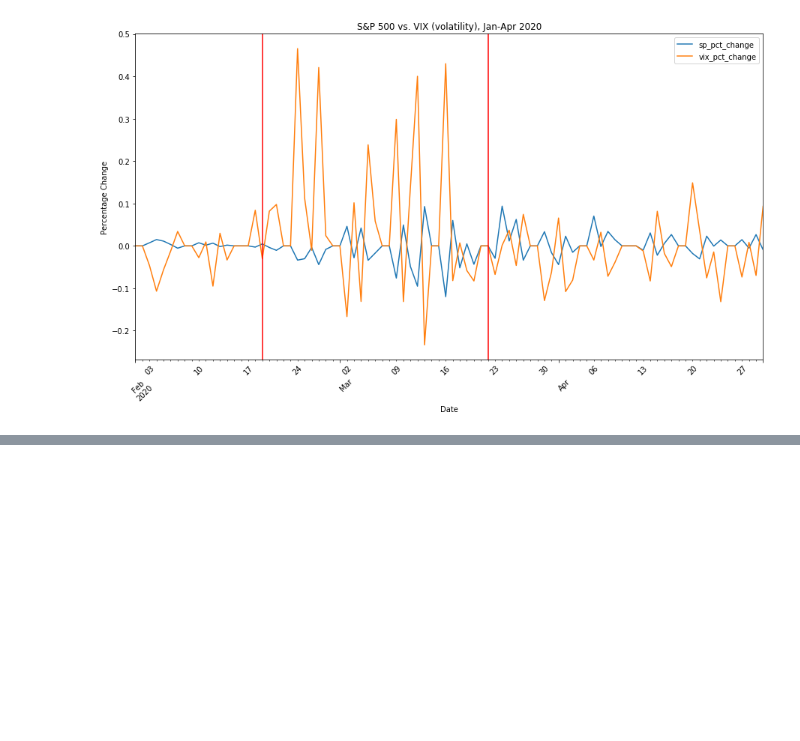
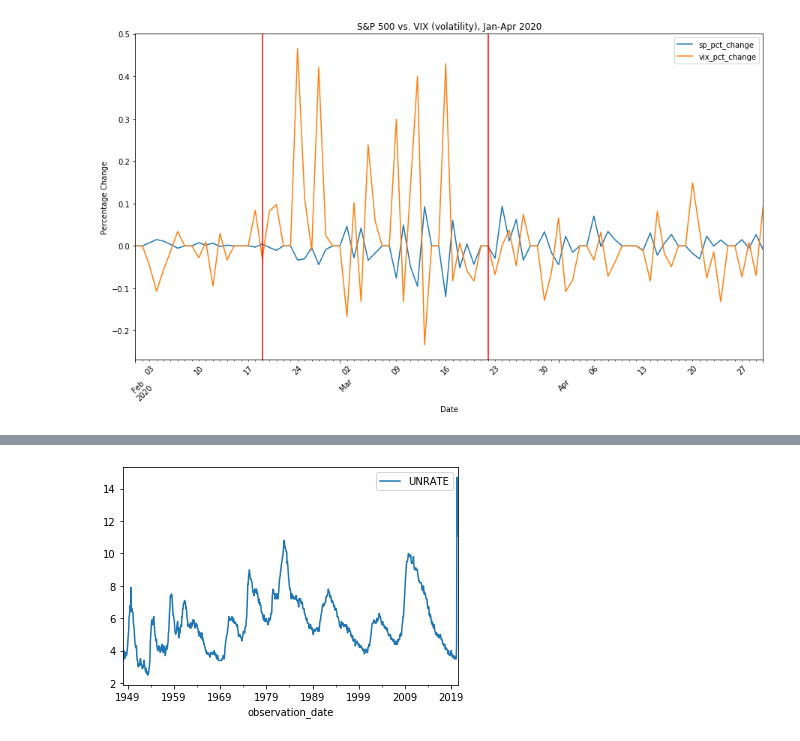
Before and after one commit to robertbozsik/impacts-of-covid19, a Jupyter notebook: plotting_RB.ipynb, the cells around one changed output, grey strips where cells are left out. Saved outputs shown, nothing was run; the diff lists cells and outputs as text; code cells hidden in the pictures; blank space fills up the shorter version.

```diff
--- a/plotting_RB.ipynb
+++ b/plotting_RB.ipynb
@@ -165,0 +285,5 @@ plt.title('S&P 500 vs. VIX (volatility), Jan-Apr 2020');
+# %%
+unrate_monthly = unrate.copy()
+unrate_monthly = monthly_unrate.resample('M').mean()
+unrate_monthly = unrate_monthly.rename(columns={'UNRATE': 'unemployment_rate'})
+unrate_monthly.head()
@@ -165,0 +476,4 @@ plt.title('S&P 500 vs. VIX (volatility), Jan-Apr 2020');
+# %%
+unrate_monthly.plot();
+# %% [output]
+[figure, added]
```
Also changed, not shown: parts of 43 cells of this notebook.
